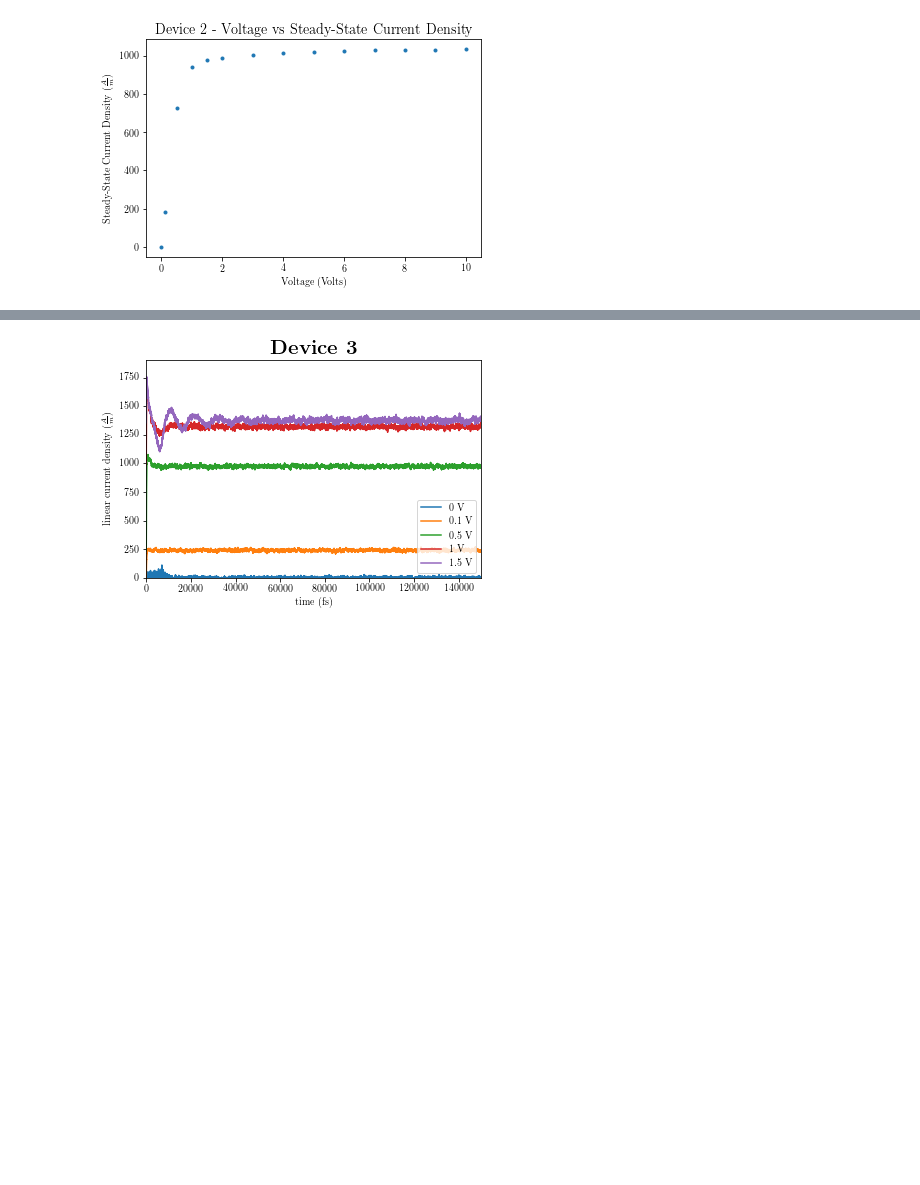
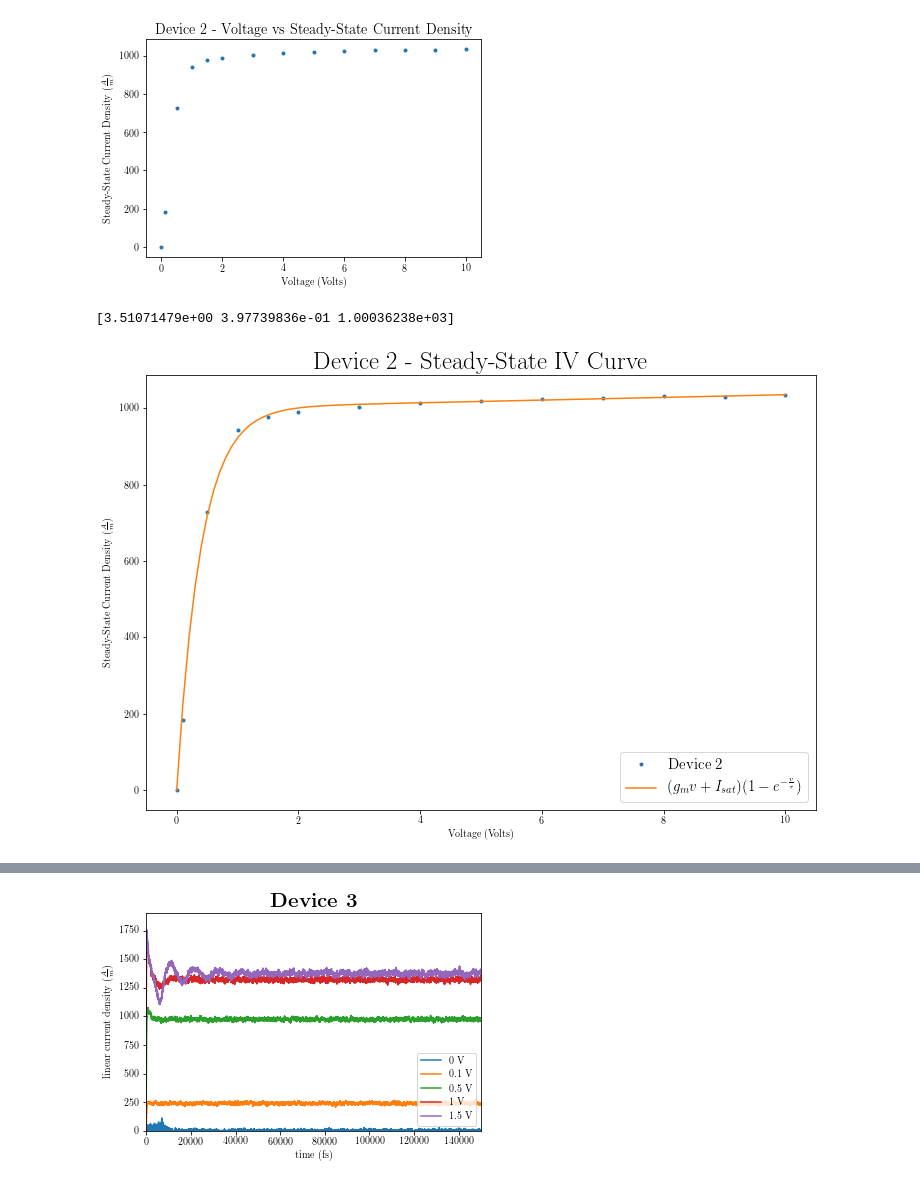
Before and after one commit to m-brunetti/eece-5090-project-1, a Jupyter notebook: mbrunetti_project_1.ipynb, the cells around one changed output, grey strips where cells are left out. Cells and saved outputs as stored; diff of their text form; code cells hidden in the pictures; blank space fills up the shorter version.

```diff
--- a/mbrunetti_project_1.ipynb
+++ b/mbrunetti_project_1.ipynb
@@ -348,6 +403,7 @@ f.close()
 
 voltages = []
 gains = []
+natural_frequency = []
 
 with open('Figures/Device_2/Curve_fits/device_2_curve_fit.csv', 'r') as f:
     reader = csv.reader(f)
@@ -360,6 +416,7 @@ with open('Figures/Device_2/Curve_fits/device_2_curve_fit.csv', 'r') as f:
 
         voltages.append(float(voltage[0:len(voltage) - 1]))
         gains.append(float(row[1]))
+        natural_frequency.append(float(row[4])*(1e15/1e12))
 
 plt.plot(voltages, gains, '.')
 plt.title('\\Large{Device 2 - Voltage vs Steady-State Current Density}')
@@ -368,3 +425,26 @@ plt.ylabel('Steady-State Current Density ($\\frac{A}{m}$)')
 plt.savefig('Figures/Device_2/SteadyState.png')
 # %% [output]
 [figure]
+# %%
+# Device 2 I-V Curve Fit
+
+def dev_2_iv_fit(voltage, A, tau, I):
+    return (A*voltage+I)*(1 - np.exp(-voltage/tau))
+
+fitCoeffs, fitCov = curve_fit(dev_2_iv_fit, voltages, gains)
+
+print(fitCoeffs)
+
+fit_voltages = np.linspace(0, 10, 100)
+
+plt.figure(figsize=(12,8))
+plt.plot(voltages, gains, '.', label='Device 2')
+plt.plot(fit_voltages, dev_2_iv_fit(fit_voltages, *fitCoeffs), label="$ ( g_m v + I_{sat} ) ( 1 - e^{-\\frac{v}{\\tau}} ) $")
+plt.title('\\Huge{Device 2 - Steady-State IV Curve}')
+plt.xlabel('Voltage (Volts)')
+plt.ylabel('Steady-State Current Density ($\\frac{A}{m}$)')
+plt.legend(loc="lower right", prop={'size':15})
+plt.savefig('Figures/Device_2/SteadyState_Fit.png')
+# %% [output]
+[3.51071479e+00 3.97739836e-01 1.00036238e+03]
+[figure, added]
```
Also changed, not shown: parts of 15 cells of this notebook.
